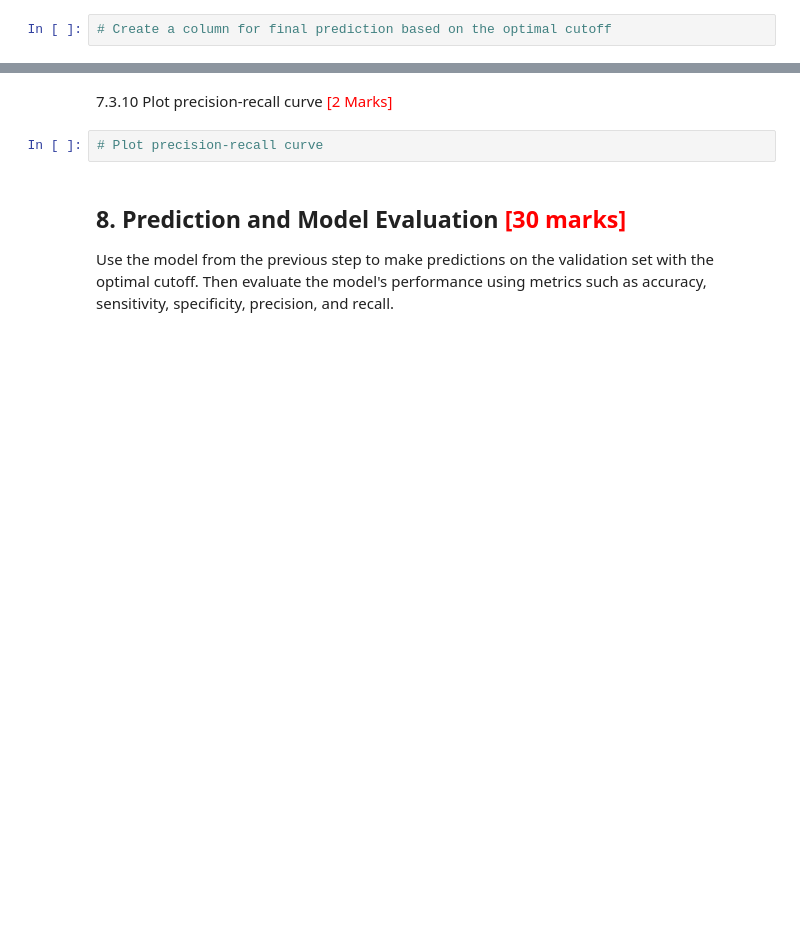
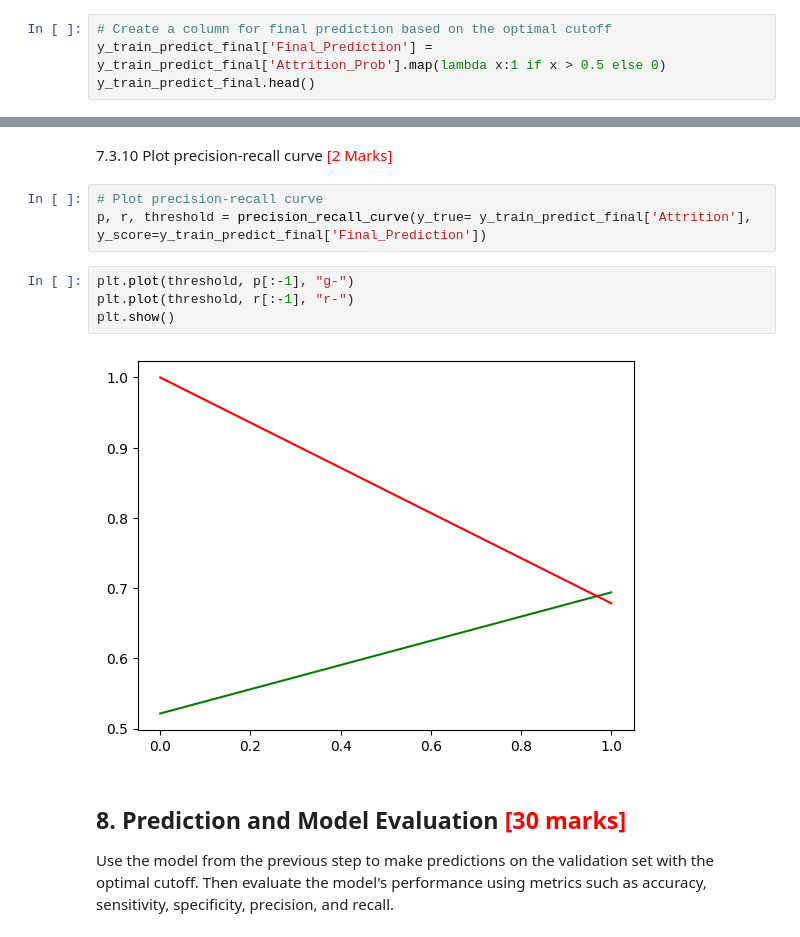
Before and after one commit to hemantgogawale/Predicting_Employee_Retention, a Jupyter notebook: Predicting_Employee_Retention_Starter.ipynb, the cells around one changed output, grey strips where cells are left out. Drawn from its saved outputs; the diff is of its cells as text; blank space fills up the shorter version.

```diff
--- a/Predicting_Employee_Retention_Starter.ipynb
+++ b/Predicting_Employee_Retention_Starter.ipynb
@@ -956,3 +1202,5 @@ Check sensitivity and specificity tradeoff to find the optimal cutoff point.
 7.3.4 Create a column for final prediction based on the optimal cutoff <font color="red">[2 Marks]</font>
 # %%
 # Create a column for final prediction based on the optimal cutoff
+y_train_predict_final['Final_Prediction'] = y_train_predict_final['Attrition_Prob'].map(lambda x:1 if x > 0.5 else 0)
+y_train_predict_final.head()
@@ -993,6 +1302,13 @@ from sklearn.metrics import precision_recall_curve
 7.3.10 Plot precision-recall curve <font color="red">[2 Marks]</font>
 # %%
 # Plot precision-recall curve
+p, r, threshold = precision_recall_curve(y_true= y_train_predict_final['Attrition'], y_score=y_train_predict_final['Final_Prediction'])
+# %%
+plt.plot(threshold, p[:-1], "g-")
+plt.plot(threshold, r[:-1], "r-")
+plt.show()
+# %% [output]
+[figure, added]
 # %% [markdown]
 ## **8. Prediction and Model Evaluation** <font color = red>[30 marks]</font>
 
```
Also changed, not shown: parts of 42 cells of this notebook.
